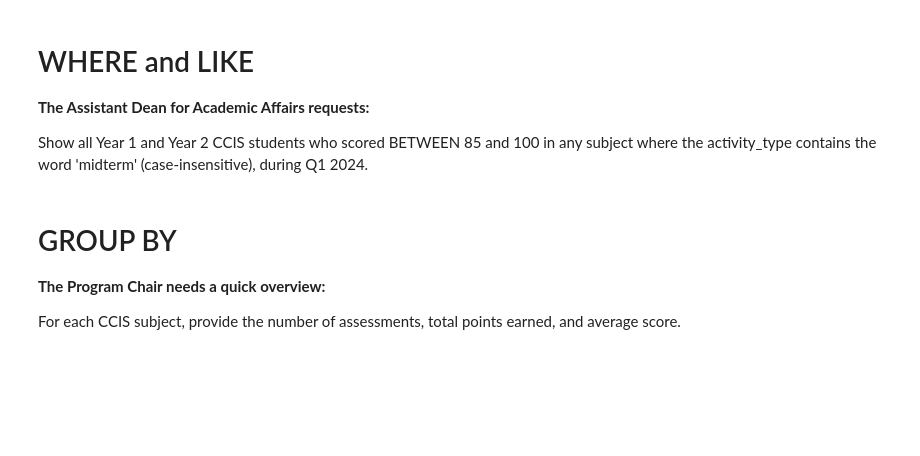
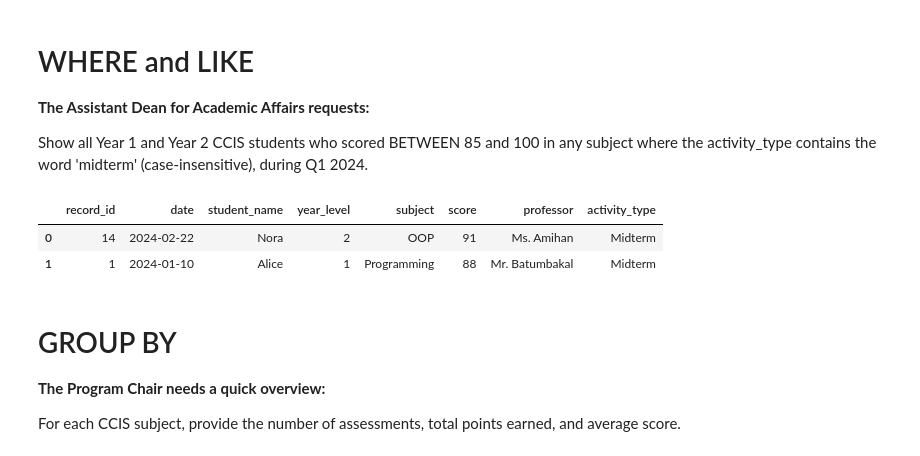
Before and after one commit to leiandrei/GDG-PUP-DATA-ML, a Jupyter notebook: Activity #2 - Python & SQL/Domaoal-SQL-Python.ipynb, the cells around one changed output. Saved outputs shown, nothing was run; the diff lists cells and outputs as text; code cells hidden in the pictures; blank space fills up the shorter version.

```diff
--- a/Activity #2 - Python & SQL/Domaoal-SQL-Python.ipynb
+++ b/Activity #2 - Python & SQL/Domaoal-SQL-Python.ipynb
@@ -135,3 +153,18 @@ Show all Year 1 and Year 2 CCIS students who scored BETWEEN 85 and 100 in any su
+# %%
+#input code here
+query1 = """
+    select * from students_tbl
+    where year_level in (1, 2)
+    and score between 85 and 100
+    and activity_type = 'Midterm'
+    order by score desc;
+"""
+
+display(run(query1))
+# %% [output]
+|  | record_id | date | student_name | year_level | subject | score | professor | activity_type |
+| 0 | 14 | 2024-02-22 | Nora | 2 | OOP | 91 | Ms. Amihan | Midterm |
+| 1 | 1 | 2024-01-10 | Alice | 1 | Programming | 88 | Mr. Batumbakal | Midterm |
 # %% [markdown]
 # GROUP BY
 **The Program Chair needs a quick overview:**
```
Also changed, not shown: parts of 19 cells of this notebook.
